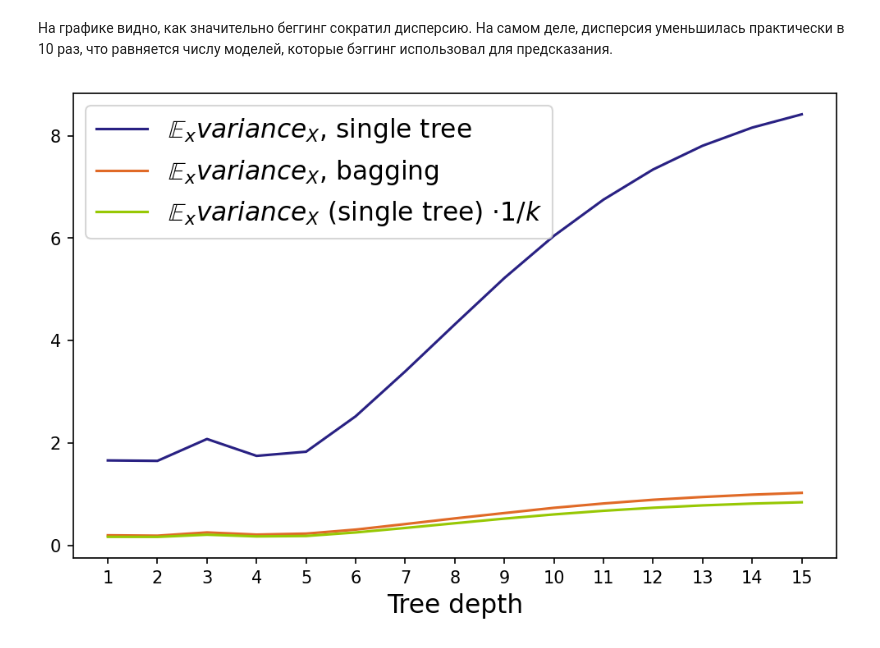
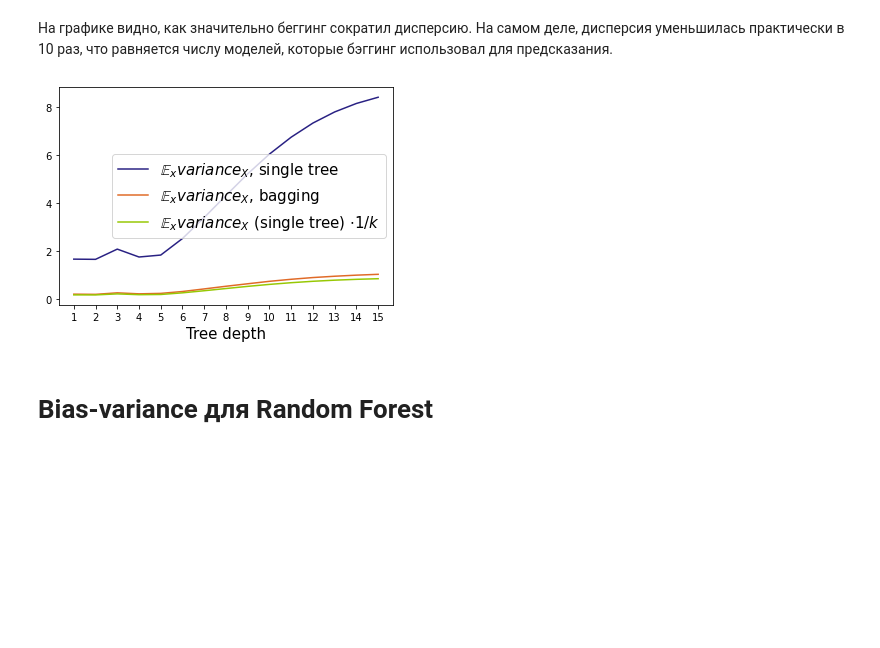
Before and after one commit to AnnaKangur/bias_and_variance, a Jupyter notebook: bias_variance_handbook_ya.ipynb, the cells around one changed output. Drawn from its saved outputs; the diff is of its cells as text; code cells hidden in the pictures; blank space fills up the shorter version.

```diff
--- a/bias_variance_handbook_ya.ipynb
+++ b/bias_variance_handbook_ya.ipynb
@@ -119,7 +130,7 @@ def train_classifier_on_random_subset(clf_class: SklearnClass,
                                       n_train_samples: int = 20,
                                       noise: float = 3) -> Tuple[SklearnModel, List[np.ndarray]]:
 
-    x_train, y_train = generate_data(n_samples = n_train_samples, noise=noise)
+    x_train, y_train = generate_data(n_samples = n_train_samples, noise = noise,  n_noise_samples=1)
     clf = clf_class(**parameters)
     clf.fit(x_train, y_train)
     return clf, x_train, y_train
@@ -172,0 +139,29 @@ for i, (clf_class, parameters) in enumerate(classifiers):
+# %%
+regressors = [
+   [DecisionTreeRegressor, {"max_depth": 1}],
+   [DecisionTreeRegressor, {"max_depth": 5}],
+   [DecisionTreeRegressor, {"max_depth": 10}],
+]
+
+n_regressors = len(classifiers)
+n_tries = 3
+
+
+
+x_ticks = np.linspace(-10, 10)
+
+for i, (clf_class, parameters) in enumerate(classifiers):
+    fig = make_subplots(rows=1, cols=n_tries, subplot_titles=("random train_set 1",
+                                                              "random train_set 2",
+                                                              "random train_set 3"))
+
+    fig.update_layout(title = "max_depth = {}".format(parameters["max_depth"]))
+    np.random.seed(random_seed) # To make training subsets be identical for all classifiers
+    for j in range(n_tries):
+        clf, x_train, y_train = train_classifier_on_random_subset(clf_class=clf_class, parameters=parameters, noise=3)
+        prediction = clf.predict(x_ticks[:, None])
+
+        fig.add_trace(go.Scatter(x = x_ticks, y = f(x_ticks),  name='$f(x) = x\sin{x}$', mode='lines'), 1, j+1)
+        fig.add_trace(go.Scatter(x = x_ticks, y = y_train,  name='Train y', mode='markers'), 1, j+1)
+        fig.add_trace(go.Scatter(x = x_ticks, y = prediction,  name='Prediction', mode='lines'), 1, j+1)
+    fig.show()
@@ -200,11 +200,13 @@ def get_predictions(classifiers: List[Tuple[SklearnClass, Dict[str, Any]]],
     for i, (clf_class, parameters) in enumerate(classifiers):
         np.random.seed(random_seed)
 
-        for j in tqdm(range(n_tries), desc=f"{clf_class.__name__}, {parameters}"):
-            clf, _, _ = train_classifier_on_random_subset(clf_class=clf_class,
-                                                          parameters=parameters,
-                                                          n_train_samples=n_train_samples,
-                                                          noise=noise)
+        for j in tqdm(range(n_tries), desc = f"{clf_class.__name__}, {parameters}"):
+
+            clf, x_train, y_train = train_classifier_on_random_subset(clf_class = clf_class,
+                                                          parameters = parameters,
+                                                          n_train_samples = n_train_samples,
+                                                          noise = noise)
+            #print(x_train.shape, y_train.shape)
             predictions[i].append(clf.predict(x_test))
 
     results = []
@@ -440,13 +446,15 @@ plt.show()
 # %% [markdown]
 На графике видно, как значительно беггинг сократил дисперсию. На самом деле, дисперсия уменьшилась практически в 10 раз, что равняется числу моделей, которые бэггинг использовал для предсказания.
 # %%
-plt.figure(dpi=150, figsize=(8, 5))
+# plt.figure(dpi=150, figsize=(8, 5))
 plt.xticks(depth)
 plt.plot(depth, bias_variance_trees.variance, label="$\mathbb{E}_x variance_X$, single tree", color=navy_blue)
 plt.plot(depth, bias_variance_bagging.variance, label="$\mathbb{E}_x variance_X$, bagging", color=sicilian_orange)
 plt.plot(depth, bias_variance_trees.variance / 10, label="$\mathbb{E}_x variance_X$ (single tree) $\cdot 1 / k$", color=grass_green)
 plt.xlabel("Tree depth", fontsize=15)
 plt.legend(fontsize=15)
 plt.show()
 # %% [output]
-[figure, old version]
+[figure, new version]
+# %% [markdown]
+# Bias-variance для Random Forest
```
Also changed, not shown: parts of 26 cells of this notebook.
